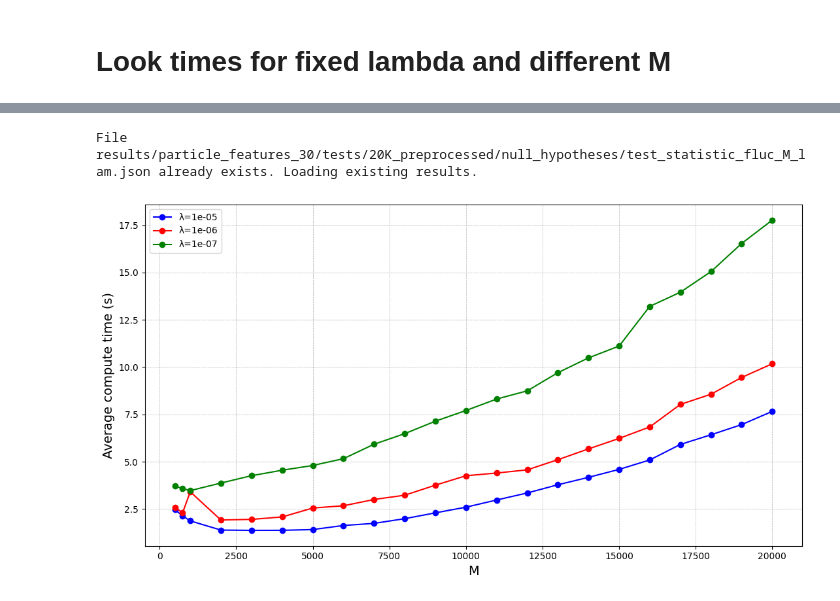
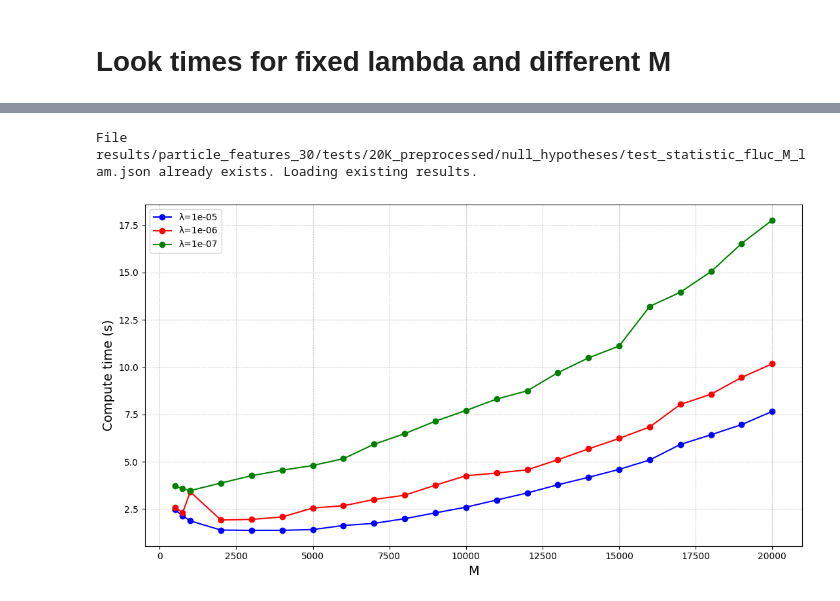
Before and after one commit to TwoSampleTests/NPLM_Parameters_Tuning, a Jupyter notebook: notebooks/Analysis_particle_features_30_gluon_scaled_20K.ipynb, the cells around one changed output, grey strips where cells are left out. Cells and saved outputs as stored; diff of their text form; code cells hidden in the pictures.

```diff
--- a/notebooks/Analysis_particle_features_30_gluon_scaled_20K.ipynb
+++ b/notebooks/Analysis_particle_features_30_gluon_scaled_20K.ipynb
@@ -553,35 +553,35 @@ if os.path.exists(file):
     for i, result in enumerate(results):
         for lam, lam_data in result["lam"].items():
             for j, M_data in enumerate(lam_data):  # For each M value in the lambda
 
                 null_hp_times[i, j] = M_data["computing_time"]
                 metric_values[i, j] = M_data["metric_list"]
                 null_hp_times = np.array(null_hp_times)
                 metric_values = np.array(metric_values)
 
 else:
     print("file does not exist")
 
 
 color_list = ['b','r','g']
 label_list = [f'λ={lam}' for lam in lam_list]
 
 
 plt.figure(figsize=(11, 6))
 for i in range(len(lam_list)):
     plt.errorbar(M_list, null_hp_times[i]/(niter*nbootstrap),  capsize=5 ,marker='o', linestyle='-', color = color_list[i], label = label_list[i])
 
 plt.xlabel("M", fontsize=14)
-plt.ylabel("Average compute time (s)", fontsize=14)
+plt.ylabel("Compute time (s)", fontsize=14)
 plt.grid(True, which="both", linestyle="--", linewidth=0.5)
 plt.tight_layout()
 plt.legend()
 
 plt.savefig(null_hypotheses_dir+"Computing_time_vs_M.pdf", format="pdf")
 plt.show()
 # %% [output]
 File results/particle_features_30/tests/20K_preprocessed/null_hypotheses/test_statistic_fluc_M_lam.json already exists. Loading existing results.
-[figure, old version]
+[figure, new version]
 # %%
 file = null_hypotheses_dir + f"test_statistic_fluc_M_lam.json"
 
```
Also changed, not shown: parts of 2 cells of this notebook, 15 other files.
